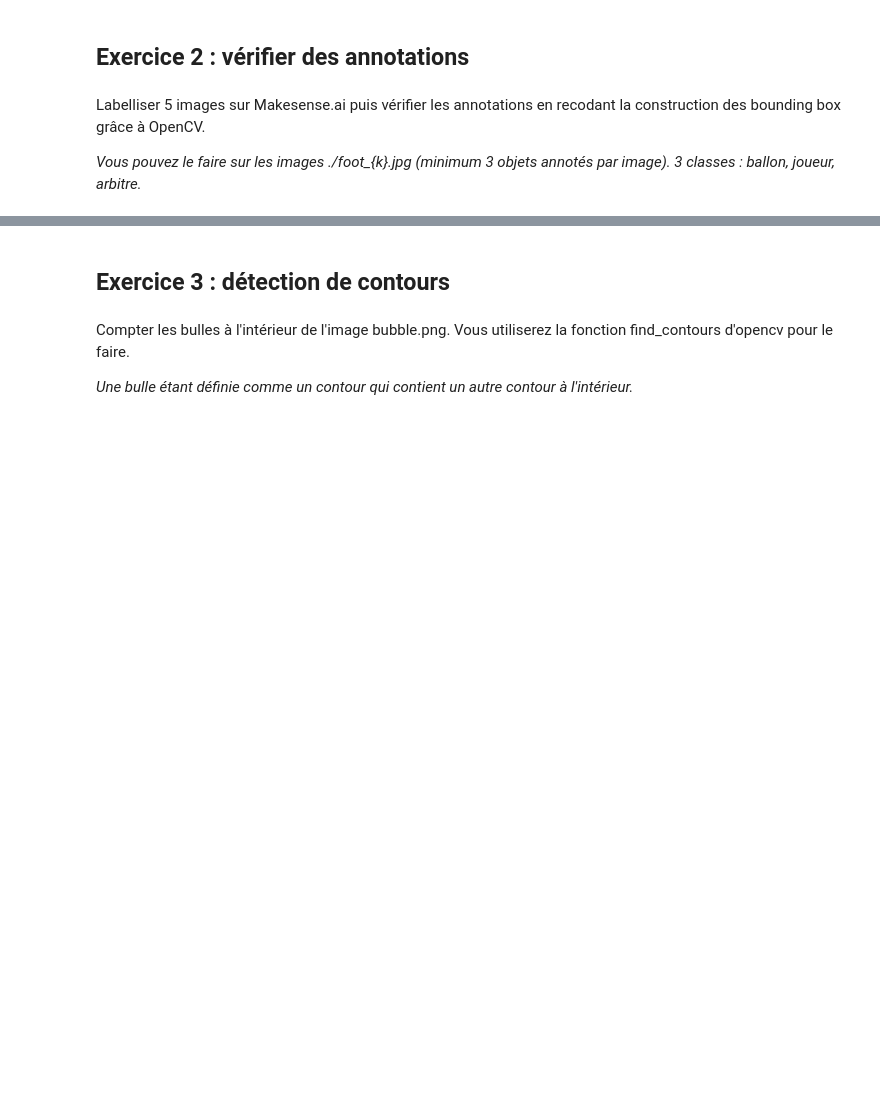
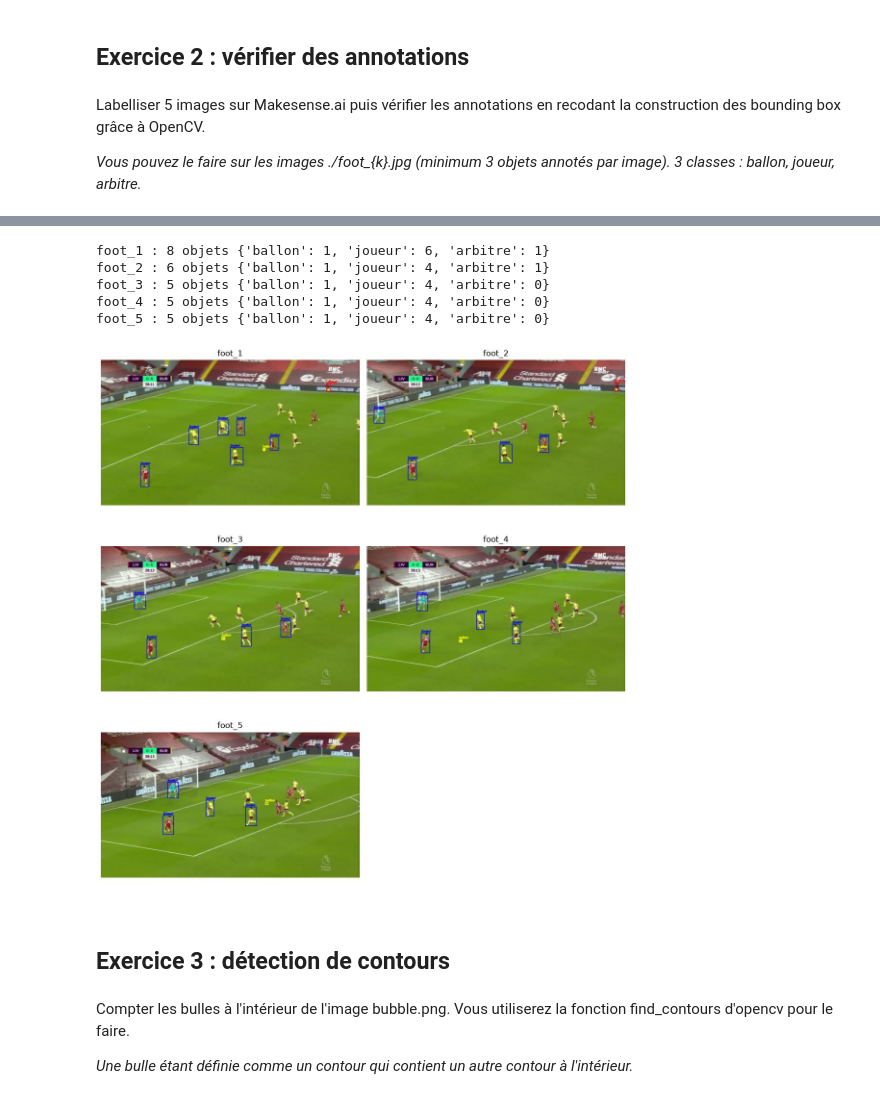
Before and after one commit to titease10/Computer_Vision_Sudoku, a Jupyter notebook: TD/TD_OpenCV.ipynb, the cells around one changed output, grey strips where cells are left out. Cells and saved outputs as stored; diff of their text form; code cells hidden in the pictures; blank space fills up the shorter version.

```diff
--- a/TD/TD_OpenCV.ipynb
+++ b/TD/TD_OpenCV.ipynb
@@ -11,3 +90,54 @@ Labelliser 5 images sur Makesense.ai puis vérifier les annotations en recodant
+# %%
+DOSSIER = "Exercice 2"
+CLASSES = open(f"{DOSSIER}/annotations/labels.txt").read().split()
+COULEURS = {"ballon": (0, 255, 255), "joueur": (255, 0, 0), "arbitre": (0, 0, 255)}  # BGR
+
+
+def lire_annotations_yolo(chemin, W, H):
+    """Lit un fichier YOLO et renvoie une liste (classe, x1, y1, x2, y2) en pixels."""
+    boites = []
+    for ligne in open(chemin):
+        if not ligne.strip():
+            continue
+        c, xc, yc, w, h = ligne.split()
+        xc, yc, w, h = float(xc) * W, float(yc) * H, float(w) * W, float(h) * H
+        boites.append((CLASSES[int(c)], round(xc - w / 2), round(yc - h / 2), round(xc + w / 2), round(yc + h / 2)))
+    return boites
+
+
+def dessiner_boites(img, boites):
+    sortie = img.copy()
+    for classe, x1, y1, x2, y2 in boites:
+        couleur = COULEURS[classe]
+        cv2.rectangle(sortie, (x1, y1), (x2, y2), couleur, 2)
+        cv2.putText(sortie, classe, (x1, max(12, y1 - 5)), cv2.FONT_HERSHEY_SIMPLEX, 0.5, couleur, 2)
+    return sortie
+
+
+images, titres = [], []
+for k in range(1, 6):
+    img = cv2.imread(f"{DOSSIER}/foot_{k}.jpg")
+    H, W = img.shape[:2]
+    boites = lire_annotations_yolo(f"{DOSSIER}/annotations/foot_{k}.txt", W, H)
+    # contrôles automatiques : au moins 3 objets, boîtes non vides et dans l'image
+    assert len(boites) >= 3, f"foot_{k} : moins de 3 objets"
+    for _, x1, y1, x2, y2 in boites:
+        assert 0 <= x1 < x2 <= W and 0 <= y1 < y2 <= H, f"foot_{k} : boîte invalide {(x1, y1, x2, y2)}"
+    comptes = {c: sum(b[0] == c for b in boites) for c in CLASSES}
+    print(f"foot_{k} : {len(boites)} objets {comptes}")
+    annotee = dessiner_boites(img, boites)
+    cv2.imwrite(f"resultats/ex2_foot_{k}_annote.jpg", annotee)
+    images.append(annotee)
+    titres.append(f"foot_{k}")
+
+afficher(images, titres, colonnes=2, taille=4)
+# %% [output]
+foot_1 : 8 objets {'ballon': 1, 'joueur': 6, 'arbitre': 1}
+foot_2 : 6 objets {'ballon': 1, 'joueur': 4, 'arbitre': 1}
+foot_3 : 5 objets {'ballon': 1, 'joueur': 4, 'arbitre': 0}
+foot_4 : 5 objets {'ballon': 1, 'joueur': 4, 'arbitre': 0}
+foot_5 : 5 objets {'ballon': 1, 'joueur': 4, 'arbitre': 0}
+[figure, added]
 # %% [markdown]
 ## Exercice 3 : détection de contours
 # %% [markdown]
```
Also changed, not shown: parts of 12 cells of this notebook, 22 other files.
